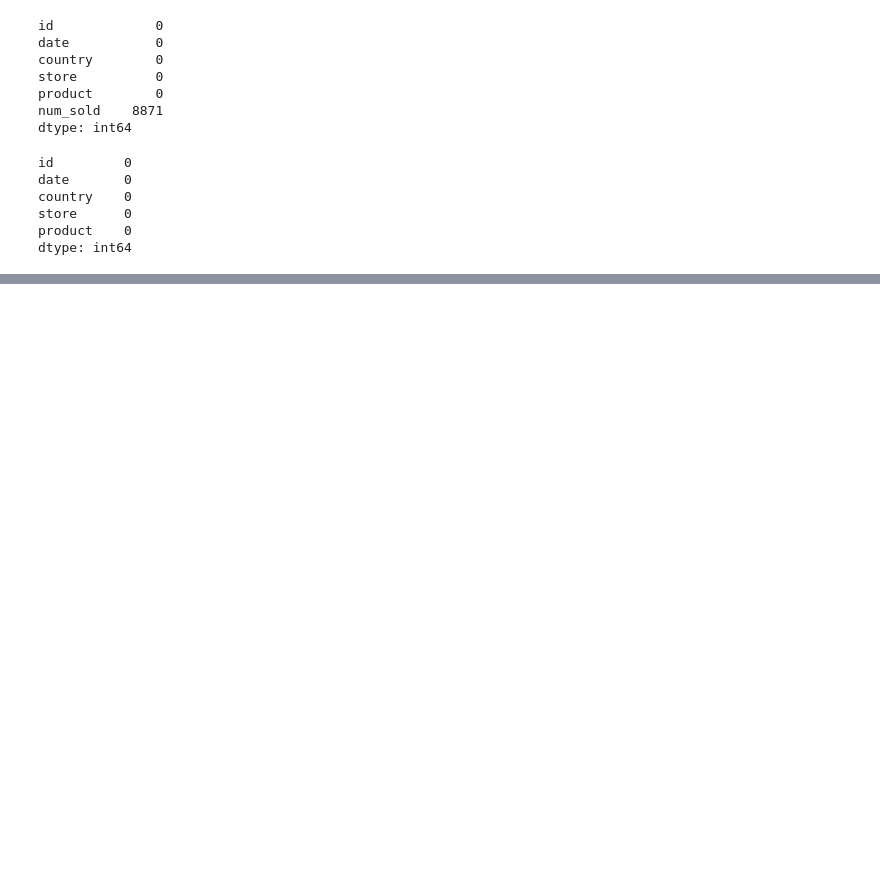
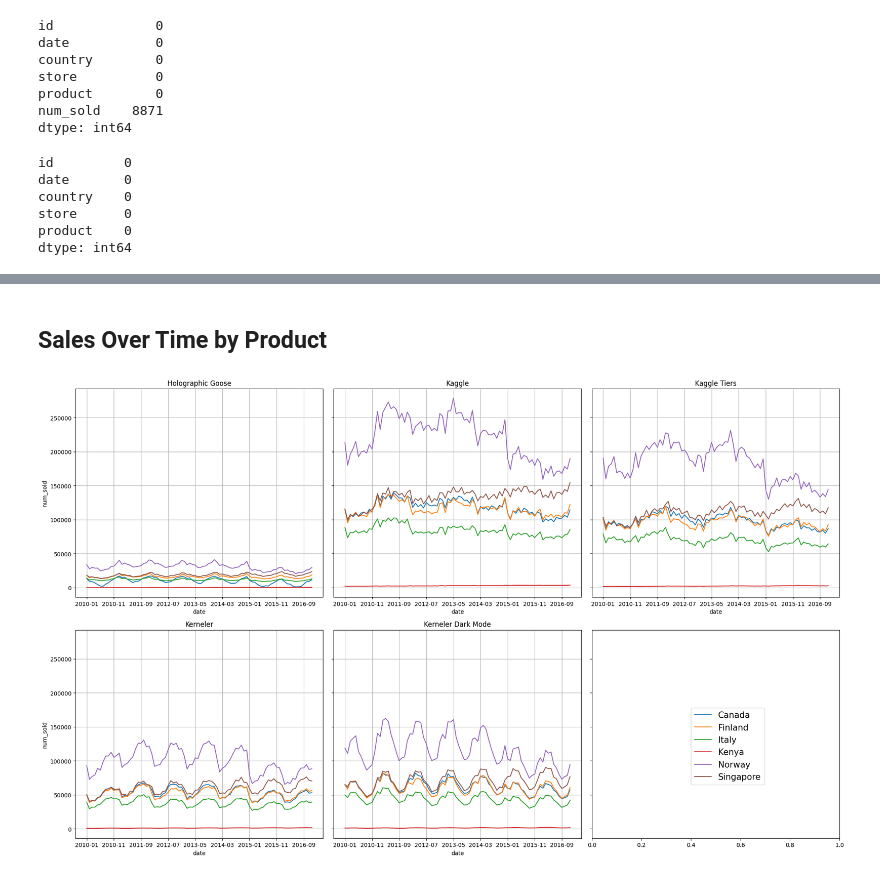
Before and after one commit to Koda98/sticker-sales-forecasting, a Jupyter notebook: notebook.ipynb, the cells around one changed output, grey strips where cells are left out. Saved outputs shown, nothing was run; the diff lists cells and outputs as text; code cells hidden in the pictures; blank space fills up the shorter version.

```diff
--- a/notebook.ipynb
+++ b/notebook.ipynb
@@ -41,0 +182,29 @@ dtype: int64
+# %% [markdown]
+## Sales Over Time by Product
+# %%
+fig, ax = plt.subplots(2, 3, figsize = (20, 12), sharey = True)
+ax = ax.flatten()
+hue_order = df_train.country.unique()
+
+for i, product in enumerate(df_train['product'].unique()):
+    df = df_train[df_train['product'] == product]
+    sns.lineplot(data = df.groupby([df.date.dt.strftime('%Y-%m'), df.country])['num_sold'].sum().reset_index(),
+                 x = 'date',
+                 y = 'num_sold',
+                 hue = 'country',
+                 ax = ax[i],
+                 hue_order = hue_order
+    )
+    ax[i].set_title(product)
+    ax[i].xaxis.set_major_locator(ticker.MaxNLocator(nbins=10))
+
+    ax[i].legend().remove()
+    handles = ax[i].get_legend_handles_labels()[0]
+    labels = ax[i].get_legend_handles_labels()[1]
+    ax[i].grid()
+
+# fig.legend(handles, labels, loc = 'upper center', bbox_to_anchor=(0.5, 1.03), fontsize = 14, ncol = 6)
+fig.legend(handles, labels, loc = 'lower right', bbox_to_anchor=(0.9, 0.15), fontsize = 15, ncol = 1)
+plt.tight_layout()
+# %% [output]
+[figure, added]
```
Also changed, not shown: parts of 21 cells of this notebook.
